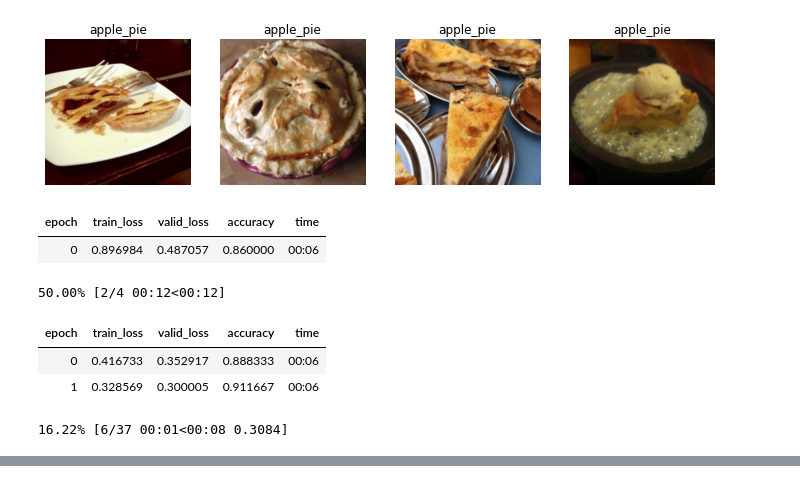
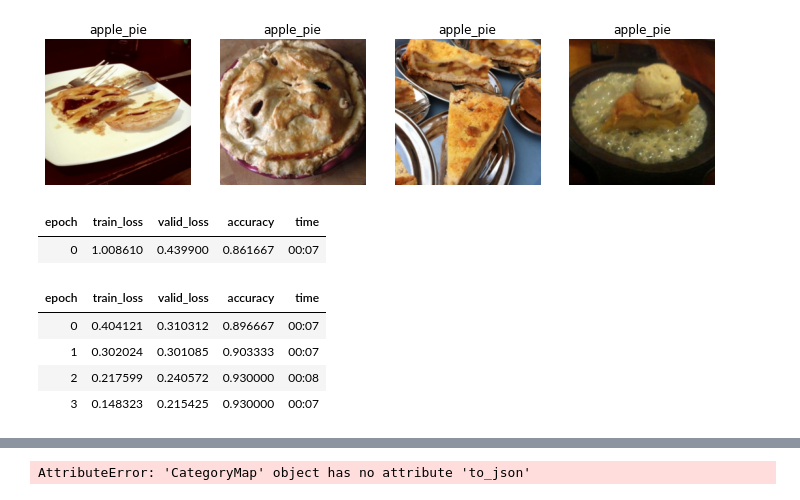
Before and after one commit to satish860/see_food, a Jupyter notebook: see_food.ipynb, the cells around one changed output, grey strips where cells are left out. Cells and saved outputs as stored; diff of their text form; code cells hidden in the pictures.

```diff
--- a/see_food.ipynb
+++ b/see_food.ipynb
@@ -30,16 +30,16 @@ dls.valid.show_batch(max_n=4, nrows=1)
 # %% [output]
 [figure]
 # %%
-learn = cnn_learner(dls, resnet18, metrics=accuracy).to_fp16()
+learn = cnn_learner(dls, resnet34, metrics=accuracy).to_fp16()
 learn.fine_tune(4)
 # %% [output]
 | epoch | train_loss | valid_loss | accuracy | time |
-| 0 | 0.896984 | 0.487057 | 0.860000 | 00:06 |
+| 0 | 1.008610 | 0.439900 | 0.861667 | 00:07 |
-50.00% [2/4 00:12<00:12]
 | epoch | train_loss | valid_loss | accuracy | time |
-| 0 | 0.416733 | 0.352917 | 0.888333 | 00:06 |
-| 1 | 0.328569 | 0.300005 | 0.911667 | 00:06 |
+| 0 | 0.404121 | 0.310312 | 0.896667 | 00:07 |
+| 1 | 0.302024 | 0.301085 | 0.903333 | 00:07 |
+| 2 | 0.217599 | 0.240572 | 0.930000 | 00:08 |
+| 3 | 0.148323 | 0.215425 | 0.930000 | 00:07 |
-16.22% [6/37 00:01<00:08 0.3084]
 # %%
 interp = ClassificationInterpretation.from_learner(learn)
 interp.plot_confusion_matrix()
@@ -50,4 +50,8 @@ interp.plot_confusion_matrix()
 dummy_input = torch.randn(1, 3, 224, 224, device='cuda')
 onnx_path =  "./resnet.onnx"
 torch.onnx.export(learn.model, dummy_input, onnx_path, verbose=False)
+# %%
+dls.vocab.to_json()
+# %% [output]
+AttributeError: 'CategoryMap' object has no attribute 'to_json'
 # %%
```
Also changed, not shown: parts of 3 cells of this notebook, 2 other files.
